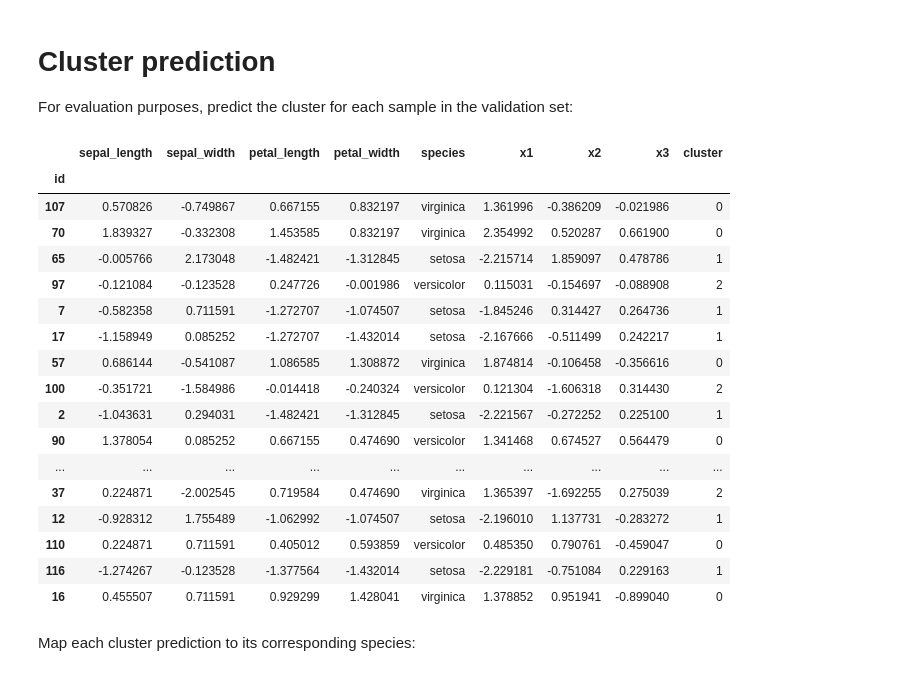
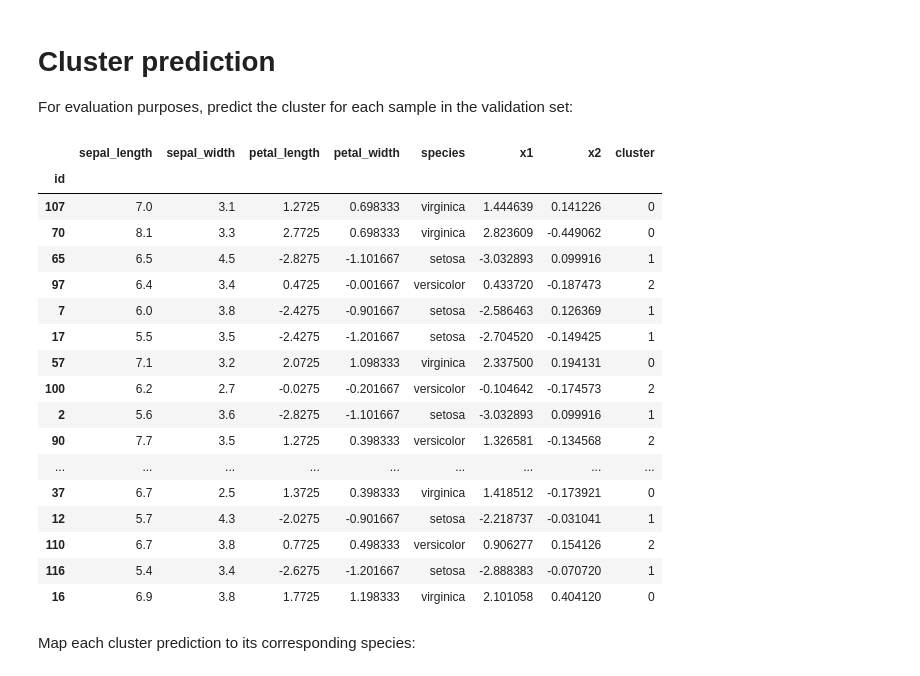
Before and after one commit to ricardo55ribeiro/data-science-coursework, a Jupyter notebook: labs/lab-02-pca-clustering/lab-2-pca-and-clustering.ipynb, the cells around one changed output. Drawn from its saved outputs; the diff is of its cells as text; code cells hidden in the pictures.

```diff
--- a/labs/lab-02-pca-clustering/lab-2-pca-and-clustering.ipynb
+++ b/labs/lab-02-pca-clustering/lab-2-pca-and-clustering.ipynb
@@ -80,7 +78,7 @@ Therefore, we will try reducing the dimensionality of the dataset into a smaller
 
 Prepare a standard scaler to rescale (standardize) the features:
 # %%
-scaler = StandardScaler()
+scaler = StandardScaler(with_std=False)
 
 scaler
 # %% [output]
@@ -117,7 +115,7 @@ df
 
 Prepare a dimensionality reduction based on PCA (Principal Component Analysis):
 # %%
-pca = PCA(n_components=3, random_state=0)
+pca = PCA(n_components=2, random_state=0)
 
 pca
 # %% [output]
@@ -145,7 +141,7 @@ Explained variance (total): 99.5%
 # %% [markdown]
 Use the PCA to transform the features to a lower dimensionality:
 # %%
-df[['x1', 'x2', 'x3']] = pca.transform(df[feature_columns])
+df[['x1', 'x2']] = pca.transform(df[feature_columns])
 
 df
 # %% [output]
@@ -205,7 +193,7 @@ KMeans(n_clusters=3, random_state=0)
 # %% [markdown]
 Fit the clustering algorithm (*k*-means) to the training set:
 # %%
-kmeans.fit(df_train[['x1', 'x2', 'x3']])
+kmeans.fit(df_train[['x1', 'x2']])
 # %% [output]
 KMeans(n_clusters=3, random_state=0)
 # %% [markdown]
@@ -286,28 +274,28 @@ cluster_species.to_frame()
 
 For evaluation purposes, predict the cluster for each sample in the validation set:
 # %%
-df_valid['cluster'] = kmeans.predict(df_valid[['x1', 'x2', 'x3']])
+df_valid['cluster'] = kmeans.predict(df_valid[['x1', 'x2']])
 
 df_valid
 # %% [output]
-|  | sepal_length | sepal_width | petal_length | petal_width | species | x1 | x2 | x3 | cluster |
-| id |  |  |  |  |  |  |  |  |  |
-| 107 | 0.570826 | -0.749867 | 0.667155 | 0.832197 | virginica | 1.361996 | -0.386209 | -0.021986 | 0 |
-| 70 | 1.839327 | -0.332308 | 1.453585 | 0.832197 | virginica | 2.354992 | 0.520287 | 0.661900 | 0 |
-| 65 | -0.005766 | 2.173048 | -1.482421 | -1.312845 | setosa | -2.215714 | 1.859097 | 0.478786 | 1 |
-| 97 | -0.121084 | -0.123528 | 0.247726 | -0.001986 | versicolor | 0.115031 | -0.154697 | -0.088908 | 2 |
-| 7 | -0.582358 | 0.711591 | -1.272707 | -1.074507 | setosa | -1.845246 | 0.314427 | 0.264736 | 1 |
-| 17 | -1.158949 | 0.085252 | -1.272707 | -1.432014 | setosa | -2.167666 | -0.511499 | 0.242217 | 1 |
-| 57 | 0.686144 | -0.541087 | 1.086585 | 1.308872 | virginica | 1.874814 | -0.106458 | -0.356616 | 0 |
-| 100 | -0.351721 | -1.584986 | -0.014418 | -0.240324 | versicolor | 0.121304 | -1.606318 | 0.314430 | 2 |
-| 2 | -1.043631 | 0.294031 | -1.482421 | -1.312845 | setosa | -2.221567 | -0.272252 | 0.225100 | 1 |
-| 90 | 1.378054 | 0.085252 | 0.667155 | 0.474690 | versicolor | 1.341468 | 0.674527 | 0.564479 | 0 |
-| ... | ... | ... | ... | ... | ... | ... | ... | ... | ... |
-| 37 | 0.224871 | -2.002545 | 0.719584 | 0.474690 | virginica | 1.365397 | -1.692255 | 0.275039 | 2 |
-| 12 | -0.928312 | 1.755489 | -1.062992 | -1.074507 | setosa | -2.196010 | 1.137731 | -0.283272 | 1 |
-| 110 | 0.224871 | 0.711591 | 0.405012 | 0.593859 | versicolor | 0.485350 | 0.790761 | -0.459047 | 0 |
-| 116 | -1.274267 | -0.123528 | -1.377564 | -1.432014 | setosa | -2.229181 | -0.751084 | 0.229163 | 1 |
-| 16 | 0.455507 | 0.711591 | 0.929299 | 1.428041 | virginica | 1.378852 | 0.951941 | -0.899040 | 0 |
+|  | sepal_length | sepal_width | petal_length | petal_width | species | x1 | x2 | cluster |
+| id |  |  |  |  |  |  |  |  |
+| 107 | 7.0 | 3.1 | 1.2725 | 0.698333 | virginica | 1.444639 | 0.141226 | 0 |
+| 70 | 8.1 | 3.3 | 2.7725 | 0.698333 | virginica | 2.823609 | -0.449062 | 0 |
+| 65 | 6.5 | 4.5 | -2.8275 | -1.101667 | setosa | -3.032893 | 0.099916 | 1 |
+| 97 | 6.4 | 3.4 | 0.4725 | -0.001667 | versicolor | 0.433720 | -0.187473 | 2 |
+| 7 | 6.0 | 3.8 | -2.4275 | -0.901667 | setosa | -2.586463 | 0.126369 | 1 |
+| 17 | 5.5 | 3.5 | -2.4275 | -1.201667 | setosa | -2.704520 | -0.149425 | 1 |
+| 57 | 7.1 | 3.2 | 2.0725 | 1.098333 | virginica | 2.337500 | 0.194131 | 0 |
+| 100 | 6.2 | 2.7 | -0.0275 | -0.201667 | versicolor | -0.104642 | -0.174573 | 2 |
+| 2 | 5.6 | 3.6 | -2.8275 | -1.101667 | setosa | -3.032893 | 0.099916 | 1 |
+| 90 | 7.7 | 3.5 | 1.2725 | 0.398333 | versicolor | 1.326581 | -0.134568 | 2 |
+| ... | ... | ... | ... | ... | ... | ... | ... | ... |
+| 37 | 6.7 | 2.5 | 1.3725 | 0.398333 | virginica | 1.418512 | -0.173921 | 0 |
+| 12 | 5.7 | 4.3 | -2.0275 | -0.901667 | setosa | -2.218737 | -0.031041 | 1 |
+| 110 | 6.7 | 3.8 | 0.7725 | 0.498333 | versicolor | 0.906277 | 0.154126 | 2 |
+| 116 | 5.4 | 3.4 | -2.6275 | -1.201667 | setosa | -2.888383 | -0.070720 | 1 |
+| 16 | 6.9 | 3.8 | 1.7725 | 1.198333 | virginica | 2.101058 | 0.404120 | 0 |
 # %% [markdown]
 Map each cluster prediction to its corresponding species:
 # %%
```
Also changed, not shown: parts of 30 cells of this notebook, 5 other files.
